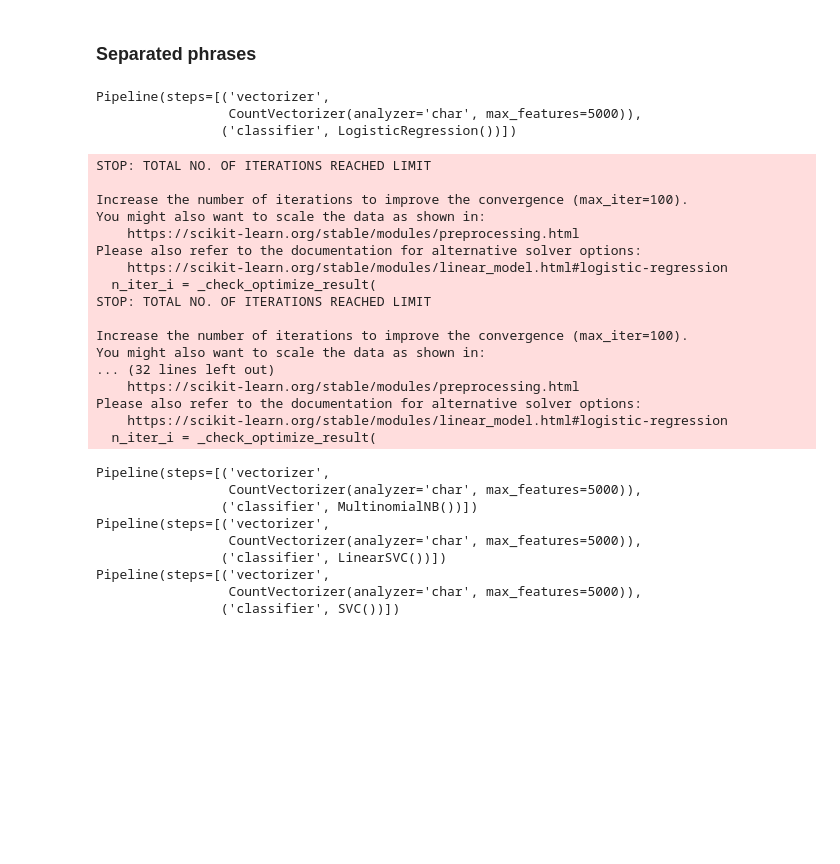
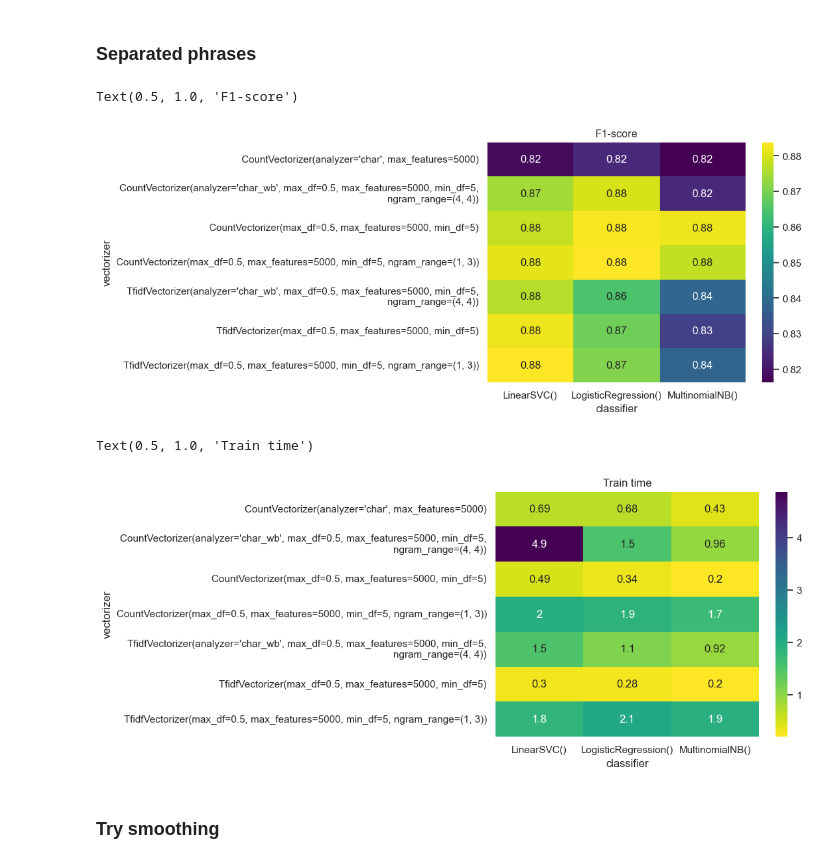
Before and after one commit to BshKatrin/RITAL-NLP-project, a Jupyter notebook: notebooks/pres_base_models.ipynb, the cells around one changed output. Drawn from its saved outputs; the diff is of its cells as text; code cells hidden in the pictures; blank space fills up the shorter version.

Commit message:
pres smoothing added

```diff
--- a/notebooks/pres_base_models.ipynb
+++ b/notebooks/pres_base_models.ipynb
@@ -59,39 +59,21 @@ classifier_list = [
 # Train/test split
 X_train, X_test, y_train, y_test = train_test_split(texts_pres, classes_pres, random_state=42)
 # %%
-results = eval_combination_matrix(X_train, y_train, X_test, y_test, vectorizer_list, classifier_list)
-results.to_csv("out/baseline_eval_matrix_pres.csv", index=False)
+#results = eval_combination_matrix(X_train, y_train, X_test, y_test, vectorizer_list, classifier_list)
+#results.to_csv("out/baseline_eval_matrix_pres.csv", index=False)
+results = pd.read_csv("out/baseline_eval_matrix_pres.csv")
-# %% [output]
-Pipeline(steps=[('vectorizer',
-                 CountVectorizer(analyzer='char', max_features=5000)),
-                ('classifier', LogisticRegression())])
-STOP: TOTAL NO. OF ITERATIONS REACHED LIMIT
-
-Increase the number of iterations to improve the convergence (max_iter=100).
-You might also want to scale the data as shown in:
-    https://scikit-learn.org/stable/modules/preprocessing.html
-Please also refer to the documentation for alternative solver options:
-    https://scikit-learn.org/stable/modules/linear_model.html#logistic-regression
-  n_iter_i = _check_optimize_result(
-STOP: TOTAL NO. OF ITERATIONS REACHED LIMIT
-
-Increase the number of iterations to improve the convergence (max_iter=100).
-You might also want to scale the data as shown in:
-... (32 lines left out)
-    https://scikit-learn.org/stable/modules/preprocessing.html
-Please also refer to the documentation for alternative solver options:
-    https://scikit-learn.org/stable/modules/linear_model.html#logistic-regression
-  n_iter_i = _check_optimize_result(
-Pipeline(steps=[('vectorizer',
-                 CountVectorizer(analyzer='char', max_features=5000)),
-                ('classifier', MultinomialNB())])
-Pipeline(steps=[('vectorizer',
-                 CountVectorizer(analyzer='char', max_features=5000)),
-                ('classifier', LinearSVC())])
-Pipeline(steps=[('vectorizer',
-                 CountVectorizer(analyzer='char', max_features=5000)),
-                ('classifier', SVC())])
 # %%
-# sns.heatmap(results.pivot(columns="classifier", index="vectorizer", values="f1"), annot=True, cmap="viridis")
-# plt.title("F1-score")
+sns.heatmap(results.pivot(columns="classifier", index="vectorizer", values="f1"), annot=True, cmap="viridis")
+plt.title("F1-score")
+# %% [output]
+Text(0.5, 1.0, 'F1-score')
+[figure, added]
+# %%
+sns.heatmap(results.pivot(columns="classifier", index="vectorizer", values="train_time"), annot=True, cmap="viridis_r")
+plt.title("Train time")
+# %% [output]
+Text(0.5, 1.0, 'Train time')
+[figure, added]
+# %% [markdown]
+### Try smoothing
 # %%
```
Also changed, not shown: parts of 6 cells of this notebook, 2 other files.
